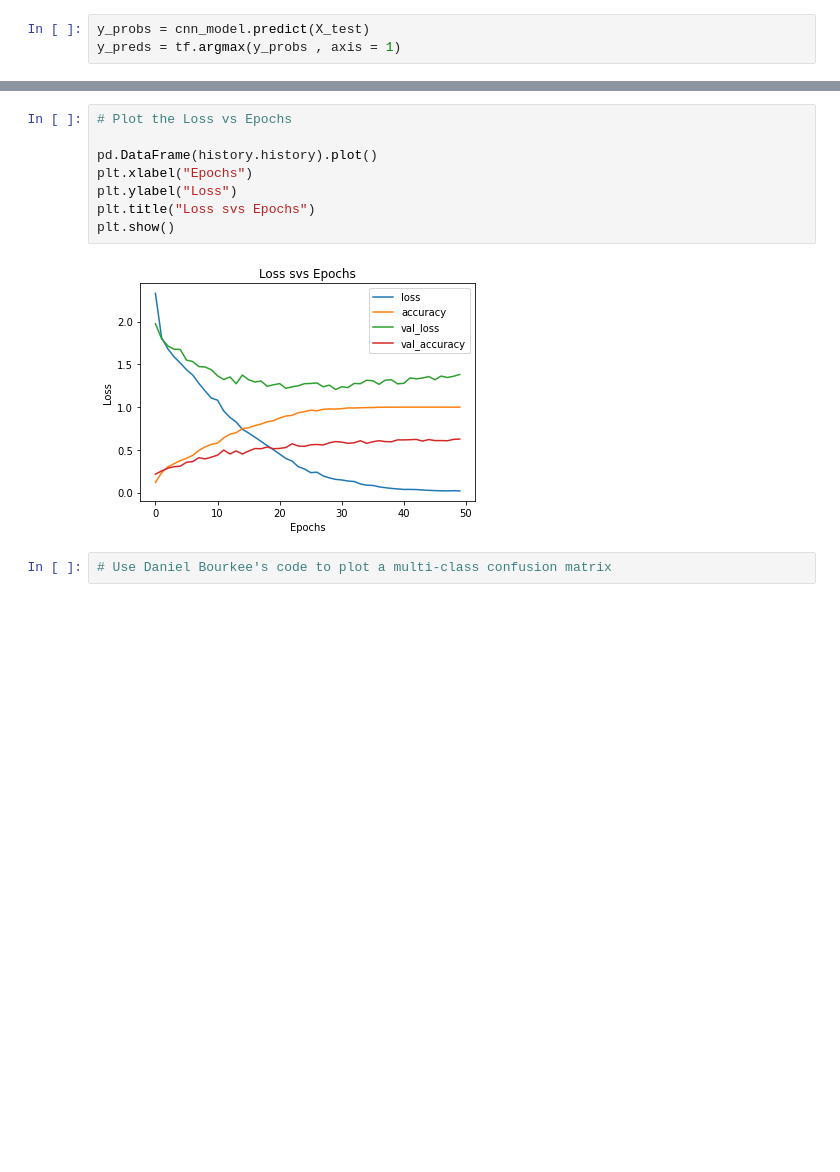
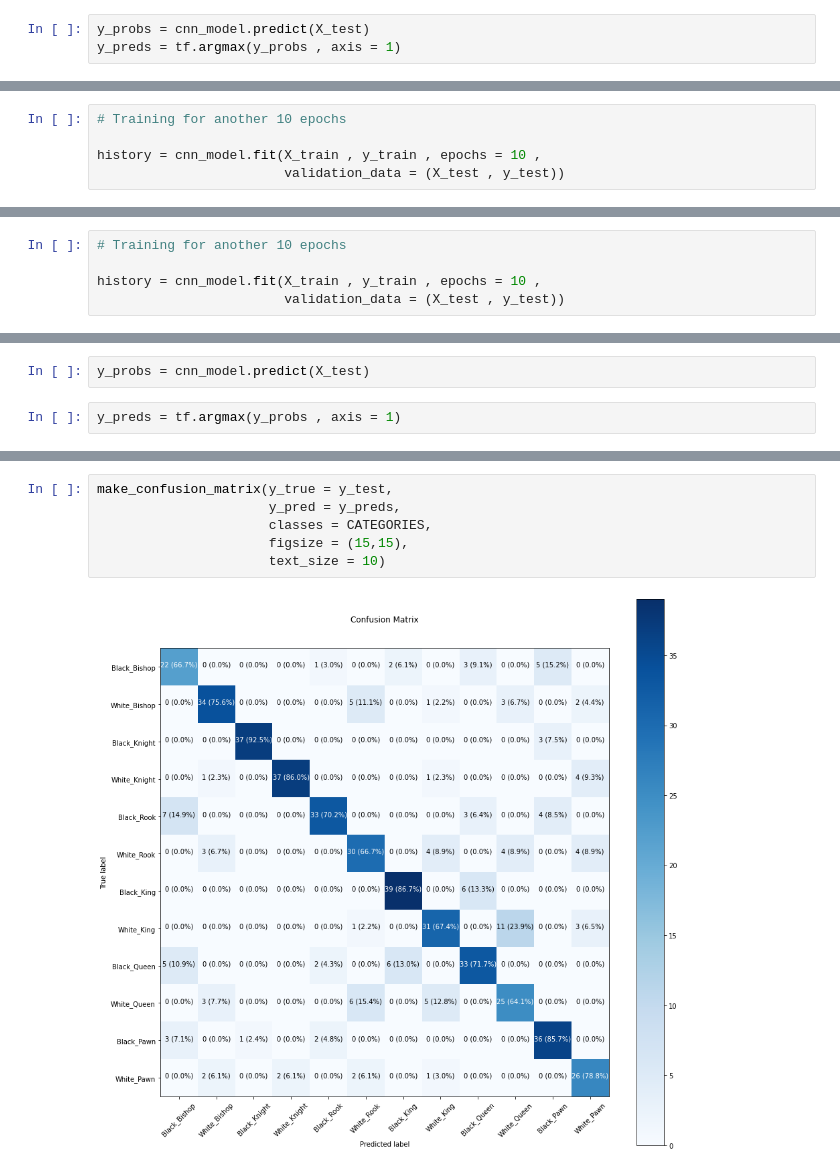
Before and after one commit to topguns837/Chess-Piece-Detection, a Jupyter notebook: CNN_pipeline.ipynb, the cells around one changed output, grey strips where cells are left out. Saved outputs shown, nothing was run; the diff lists cells and outputs as text; blank space fills up the shorter version.

Commit message:
added noetbook for new model with 75% validation accuracy

```diff
--- a/CNN_pipeline.ipynb
+++ b/CNN_pipeline.ipynb
@@ -575,0 +1098,5 @@ dtype: int64
+# %%
+# Training for another 10 epochs
+
+history = cnn_model.fit(X_train , y_train , epochs = 10 ,
+                        validation_data = (X_test , y_test))
@@ -575,0 +1124,5 @@ dtype: int64
+# %%
+# Training for another 10 epochs
+
+history = cnn_model.fit(X_train , y_train , epochs = 10 ,
+                        validation_data = (X_test , y_test))
@@ -575,0 +1150,4 @@ dtype: int64
+# %%
+y_probs = cnn_model.predict(X_test)
+# %%
+y_preds = tf.argmax(y_probs , axis = 1)
@@ -589,12 +1183,8 @@ plt.show()
-# %%
-# Plot the Loss vs Epochs
-
-pd.DataFrame(history.history).plot()
-plt.xlabel("Epochs")
-plt.ylabel("Loss")
-plt.title("Loss svs Epochs")
-plt.show()
-# %% [output]
-[figure, removed]
-# %%
-# Use Daniel Bourkee's code to plot a multi-class confusion matrix
+# %%
+make_confusion_matrix(y_true = y_test,
+                      y_pred = y_preds,
+                      classes = CATEGORIES,
+                      figsize = (15,15),
+                      text_size = 10)
+# %% [output]
+[figure, added]
```
Also changed, not shown: parts of 27 cells of this notebook, 1 other file.
